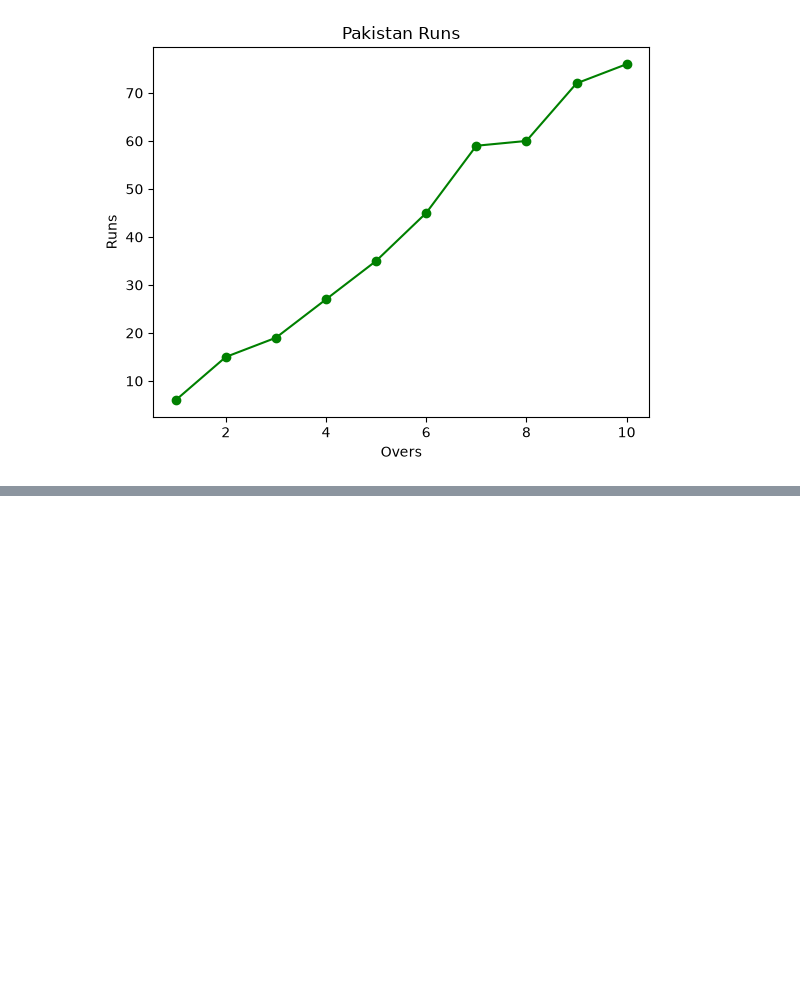
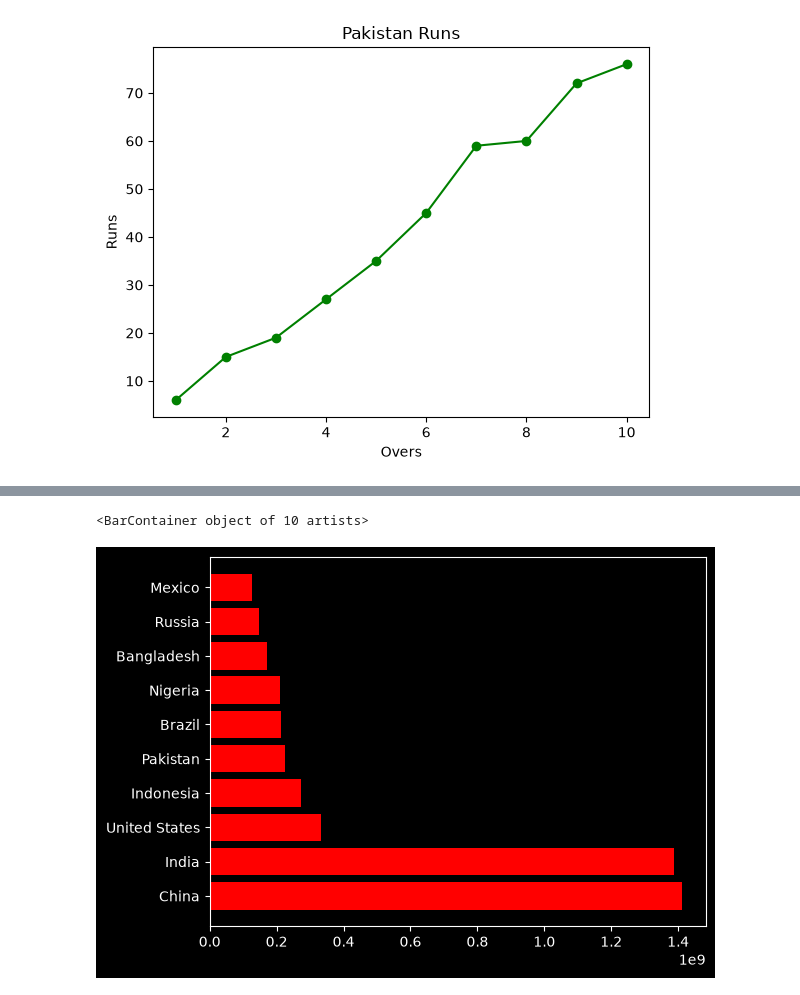
Before and after one commit to adilfarooqkhan-ds/Analytics, a Jupyter notebook: Matplotlib/index.ipynb, the cells around one changed output, grey strips where cells are left out. Cells and saved outputs as stored; diff of their text form; code cells hidden in the pictures; blank space fills up the shorter version.

```diff
--- a/Matplotlib/index.ipynb
+++ b/Matplotlib/index.ipynb
@@ -88,0 +124,5 @@ plt.style.use('dark_background')
+# %%
+plt.barh(df['Country'],df['Population'],color="red")
+# %% [output]
+<BarContainer object of 10 artists>
+[figure, added]
```
Also changed, not shown: parts of 16 cells of this notebook, 1 other file.
